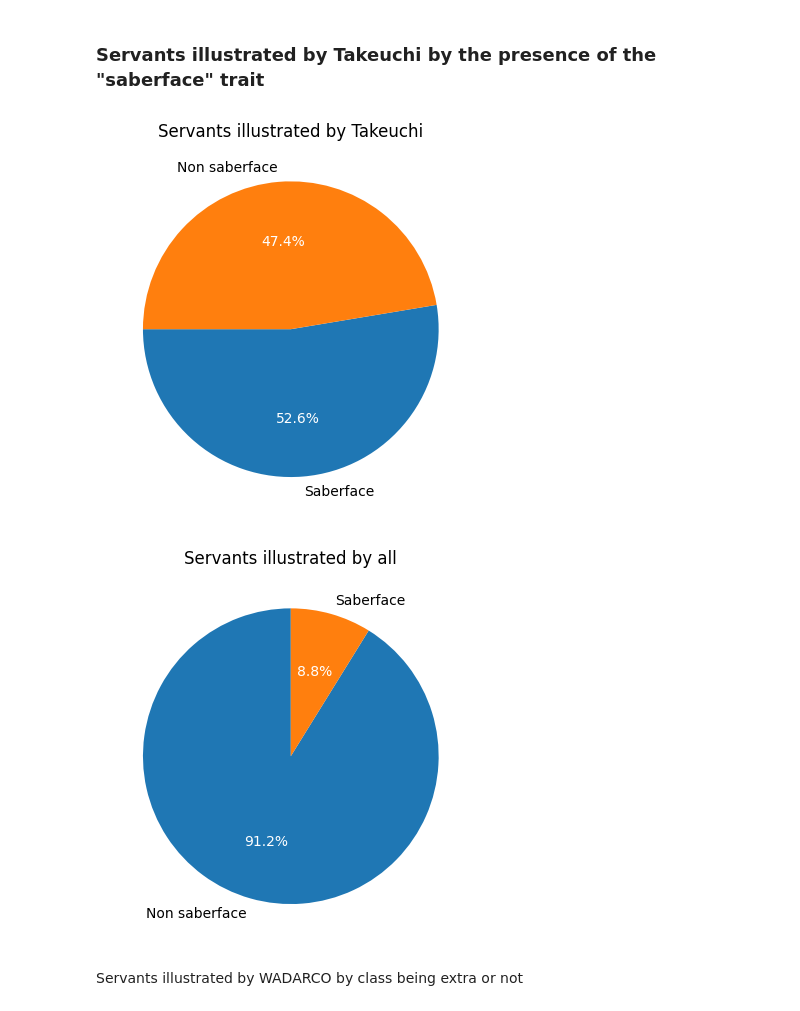
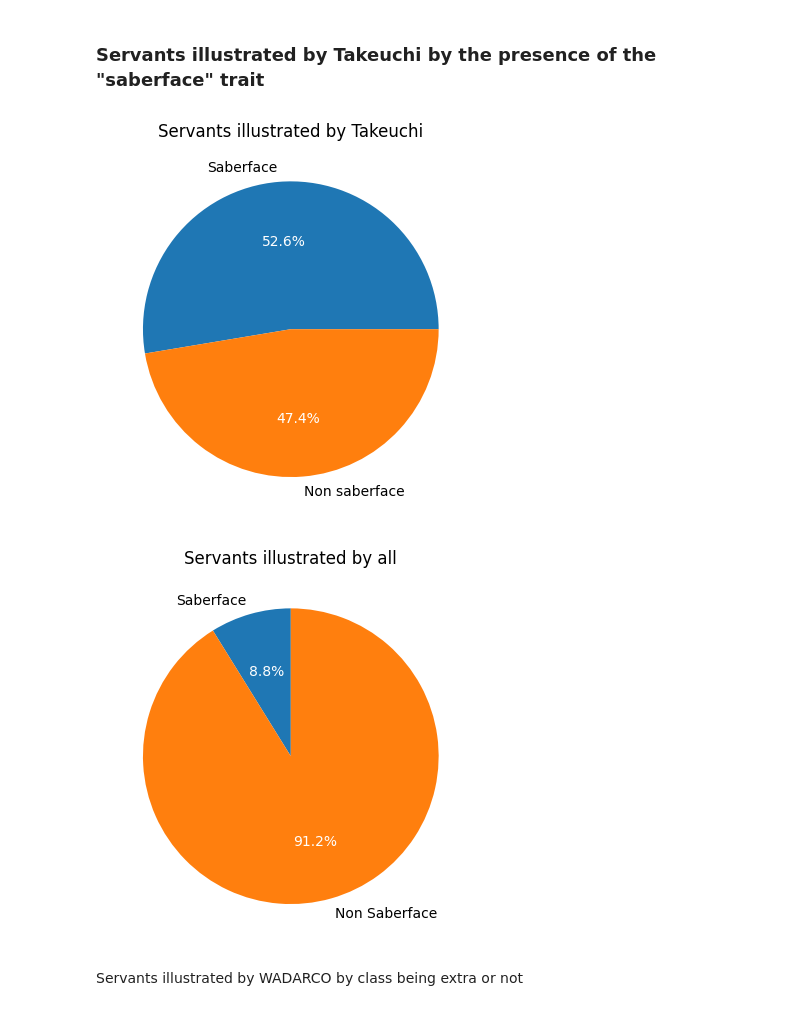
Before and after one commit to manuelelucchi/VisualizzazioneScientifica, a Jupyter notebook: Report.ipynb, the cells around one changed output. Cells and saved outputs as stored; diff of their text form; code cells hidden in the pictures.

```diff
--- a/Report.ipynb
+++ b/Report.ipynb
@@ -106,7 +106,9 @@ for index,data in enumerate(values):
 plt.savefig("presentation/images/frequency_by_class.png", bbox_inches="tight")
 plt.show()
 
-plt.pie(cleanData.groupby("extra").count()["id"].values, labels=["Extra", "Non Extra"], startangle = 90,autopct='%1.1f%%')
+_,_,autotexts = plt.pie(cleanData.groupby("extra").count()["id"].values, labels=["Extra", "Non Extra"], startangle = 90,autopct='%1.1f%%')
+for autotext in autotexts:
+    autotext.set_color('white')
 plt.title("Servants by class (Extra or not)")
 plt.savefig("presentation/images/extras.png", bbox_inches="tight")
 plt.show()
@@ -285,26 +318,26 @@ plt.show()
 ### Servants illustrated by Takeuchi by the presence of the "saberface" trait
 # %%
 servants_by_take = cleanData[cleanData["illustrator"] == "Takashi Takeuchi"].copy()
-servants_by_take = servants_by_take.groupby(by='saberface').count().sort_values(by="id", ascending=False)
+servants_by_take = servants_by_take.groupby(by='saberface').count().sort_values(by="saberface", ascending=False)
 values = servants_by_take["id"].values
-_,_,autotexts = plt.pie(values,labels=["Saberface","Non saberface"],startangle = 180,autopct='%1.1f%%')
+_,_,autotexts = plt.pie(values,labels=["Saberface","Non saberface"],startangle = 0,autopct='%1.1f%%')
 for autotext in autotexts:
     autotext.set_color('white')
 plt.title("Servants illustrated by Takeuchi")
 plt.savefig("presentation/images/saberface_take.png", bbox_inches="tight")
 plt.show()
 
-saberface = cleanData.groupby(by='saberface').count().sort_values(by="id", ascending=False)
+saberface = cleanData.groupby(by='saberface').count().sort_values(by="saberface", ascending=False)
 values = saberface["id"].values
-_,_,autotexts = plt.pie(values,labels=["Non saberface", "Saberface"],startangle = 90,autopct='%1.1f%%')
+_,_,autotexts = plt.pie(values,labels=["Saberface", "Non Saberface"],startangle = 90,autopct='%1.1f%%')
 for autotext in autotexts:
     autotext.set_color('white')
 plt.title("Servants illustrated by all")
 plt.savefig("presentation/images/saberface.png", bbox_inches="tight")
 plt.show()
 # %% [output]
-[figure, old version]
+[figure, new version]
-[figure, old version]
+[figure, new version]
 # %% [markdown]
 Servants illustrated by WADARCO by class being extra or not
 # %%
```
Also changed, not shown: parts of 6 cells of this notebook, 9 other files.
